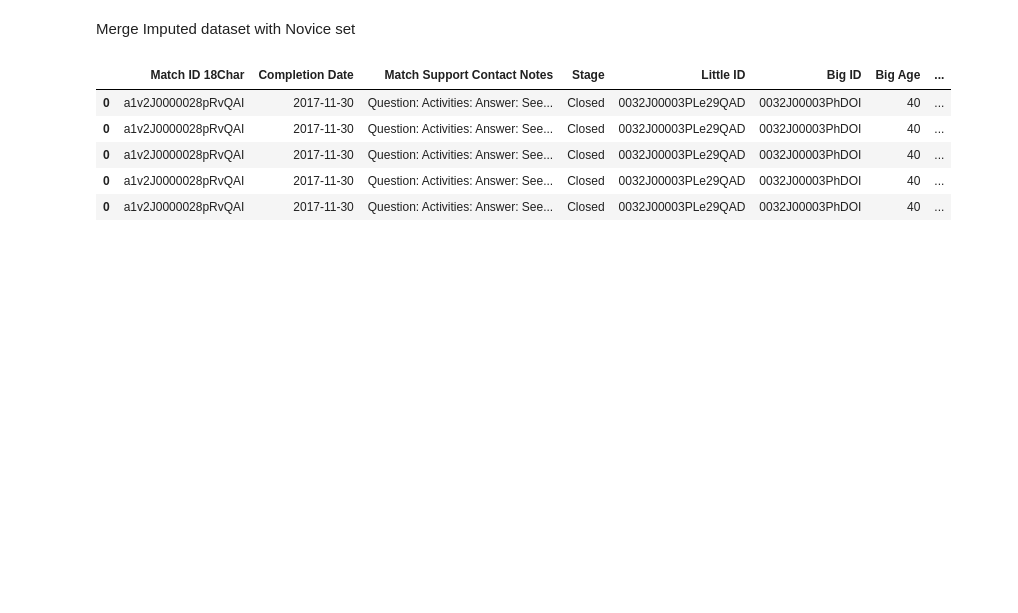
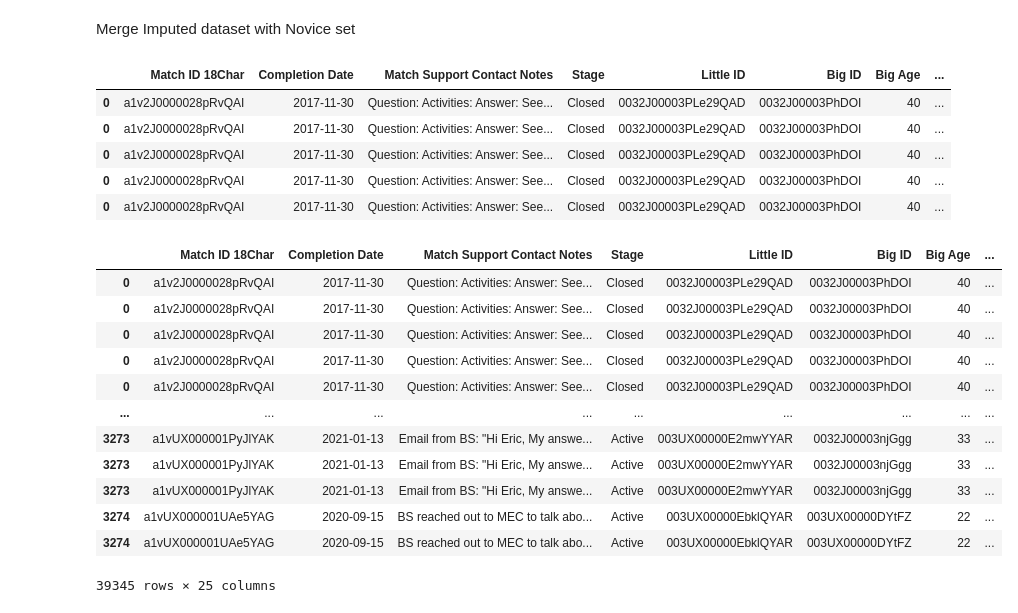
Before and after one commit to hypnos-coder/MinneMUDAC2025PC, a Jupyter notebook: notebook/hajar/data_imputation.ipynb, the cells around one changed output. Saved outputs shown, nothing was run; the diff lists cells and outputs as text; code cells hidden in the pictures; blank space fills up the shorter version.

Commit message:
Fixed training imputed

```diff
--- a/notebook/hajar/data_imputation.ipynb
+++ b/notebook/hajar/data_imputation.ipynb
@@ -692,0 +691,16 @@ df_imputed.to_csv("../../data/Imputed_Training.csv", index=False)
+# %%
+train_impute
+# %% [output]
+|  | Match ID 18Char | Completion Date | Match Support Contact Notes | Stage | Little ID | Big ID | Big Age | ... |
+| 0 | a1v2J0000028pRvQAI | 2017-11-30 | Question: Activities: Answer: See... | Closed | 0032J00003PLe29QAD | 0032J00003PhDOI | 40 | ... |
+| 0 | a1v2J0000028pRvQAI | 2017-11-30 | Question: Activities: Answer: See... | Closed | 0032J00003PLe29QAD | 0032J00003PhDOI | 40 | ... |
+| 0 | a1v2J0000028pRvQAI | 2017-11-30 | Question: Activities: Answer: See... | Closed | 0032J00003PLe29QAD | 0032J00003PhDOI | 40 | ... |
+| 0 | a1v2J0000028pRvQAI | 2017-11-30 | Question: Activities: Answer: See... | Closed | 0032J00003PLe29QAD | 0032J00003PhDOI | 40 | ... |
+| 0 | a1v2J0000028pRvQAI | 2017-11-30 | Question: Activities: Answer: See... | Closed | 0032J00003PLe29QAD | 0032J00003PhDOI | 40 | ... |
+| ... | ... | ... | ... | ... | ... | ... | ... | ... |
+| 3273 | a1vUX000001PyJlYAK | 2021-01-13 | Email from BS: "Hi Eric, My answe... | Active | 003UX00000E2mwYYAR | 0032J00003njGgg | 33 | ... |
+| 3273 | a1vUX000001PyJlYAK | 2021-01-13 | Email from BS: "Hi Eric, My answe... | Active | 003UX00000E2mwYYAR | 0032J00003njGgg | 33 | ... |
+| 3273 | a1vUX000001PyJlYAK | 2021-01-13 | Email from BS: "Hi Eric, My answe... | Active | 003UX00000E2mwYYAR | 0032J00003njGgg | 33 | ... |
+| 3274 | a1vUX000001UAe5YAG | 2020-09-15 | BS reached out to MEC to talk abo... | Active | 003UX00000EbklQYAR | 003UX00000DYtFZ | 22 | ... |
+| 3274 | a1vUX000001UAe5YAG | 2020-09-15 | BS reached out to MEC to talk abo... | Active | 003UX00000EbklQYAR | 003UX00000DYtFZ | 22 | ... |
+39345 rows × 25 columns
```
Also changed, not shown: parts of 2 cells of this notebook, 1 other file.
